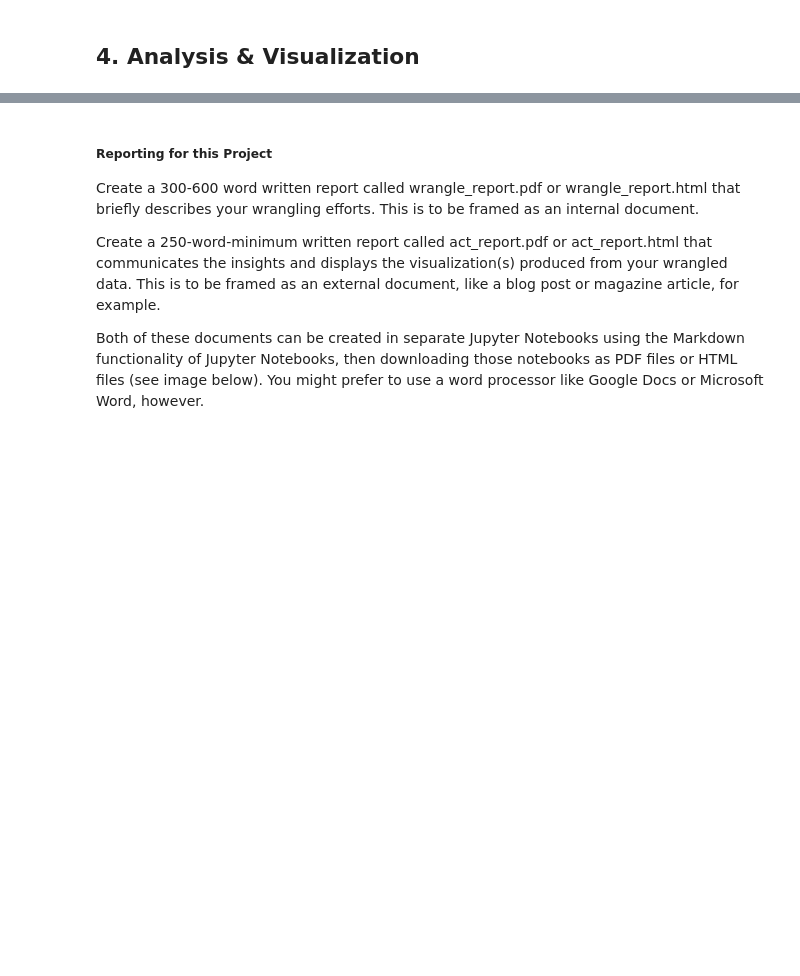
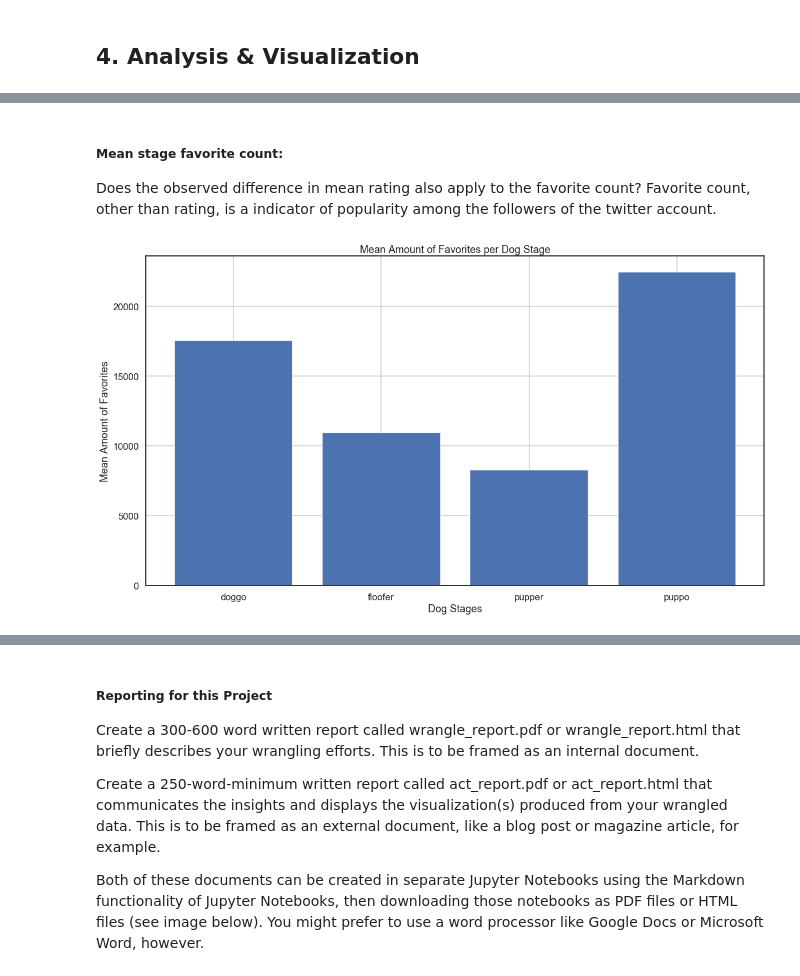
Before and after one commit to LeopoldWalther/DataWrangleAndAnalyze, a Jupyter notebook: wrangle_act.ipynb, the cells around one changed output, grey strips where cells are left out. Drawn from its saved outputs; the diff is of its cells as text; code cells hidden in the pictures; blank space fills up the shorter version.

```diff
--- a/wrangle_act.ipynb
+++ b/wrangle_act.ipynb
@@ -1042,0 +1089,17 @@ Fill introduction part at top
+# %% [markdown]
+##### Mean stage favorite count:
+Does the observed difference in mean rating also apply to the favorite count? Favorite count, other than rating, is a indicator of popularity among the followers of the twitter account.
+# %%
+# Set up the matplotlib figure
+fig = plt.figure(figsize=(15,8))
+ax = fig.add_axes([0,0,1,1])
+stages = ['doggo', 'floofer', 'pupper', 'puppo']
+mean_stage_favorite_count = twitter_archive_master.groupby('stage').mean()['favorite_count']
+ax.bar(stages,mean_stage_favorite_count)
+ax.grid()
+plt.xlabel('Dog Stages');
+plt.ylabel('Mean Amount of Favorites');
+plt.title('Mean Amount of Favorites per Dog Stage');
+plt.show()
+# %% [output]
+[figure, added]
```
Also changed, not shown: parts of 51 cells of this notebook, 1 other file.
